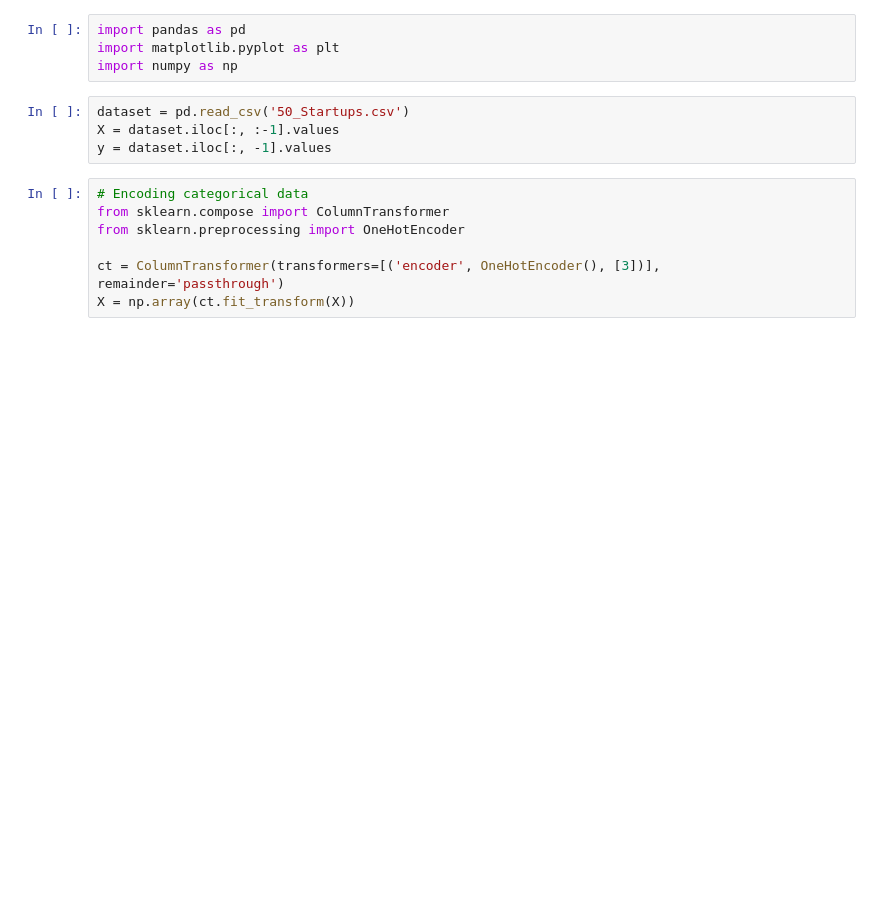
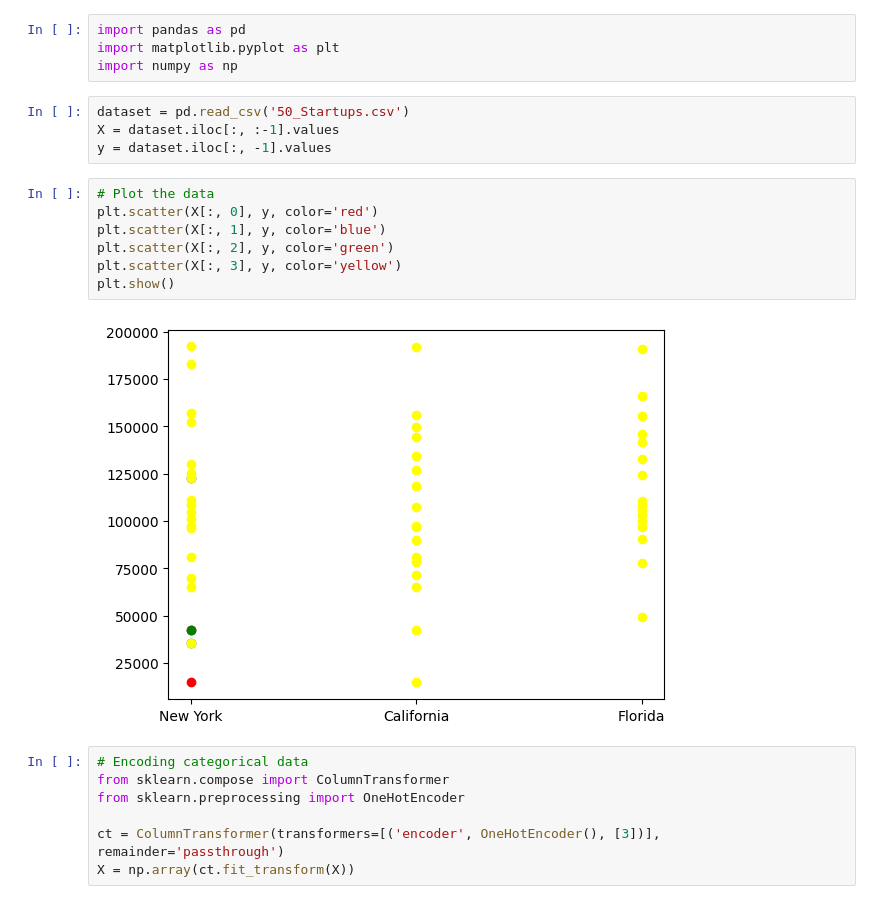
Before and after one commit to jrauljperez07/machine-learning, a Jupyter notebook: regression/multiple-regression/main.ipynb, the cells around one changed output. Saved outputs shown, nothing was run; the diff lists cells and outputs as text; blank space fills up the shorter version.

```diff
--- a/regression/multiple-regression/main.ipynb
+++ b/regression/multiple-regression/main.ipynb
@@ -6,6 +6,15 @@ import numpy as np
 dataset = pd.read_csv('50_Startups.csv')
 X = dataset.iloc[:, :-1].values
 y = dataset.iloc[:, -1].values
+# %%
+# Plot the data
+plt.scatter(X[:, 0], y, color='red')
+plt.scatter(X[:, 1], y, color='blue')
+plt.scatter(X[:, 2], y, color='green')
+plt.scatter(X[:, 3], y, color='yellow')
+plt.show()
+# %% [output]
+[figure, added]
 # %%
 # Encoding categorical data
 from sklearn.compose import ColumnTransformer
```
Also changed, not shown: 5 other files.
